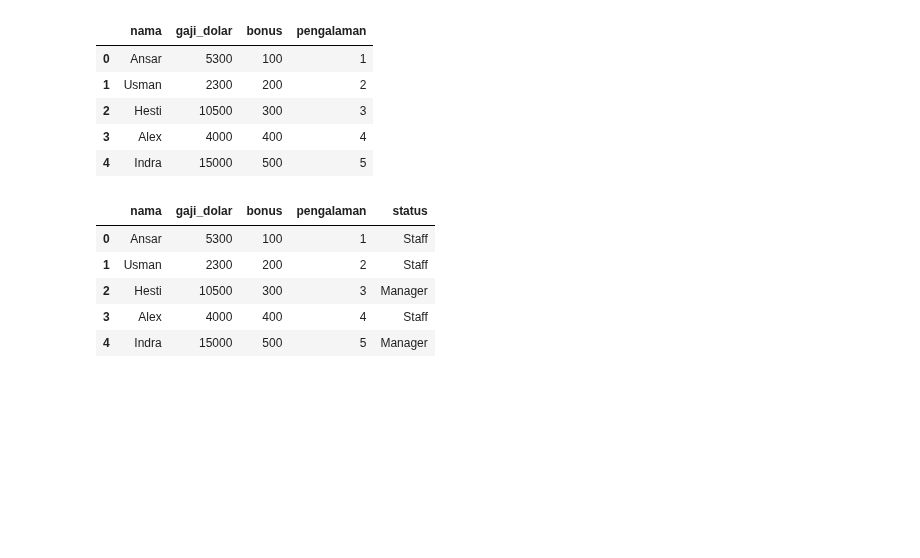
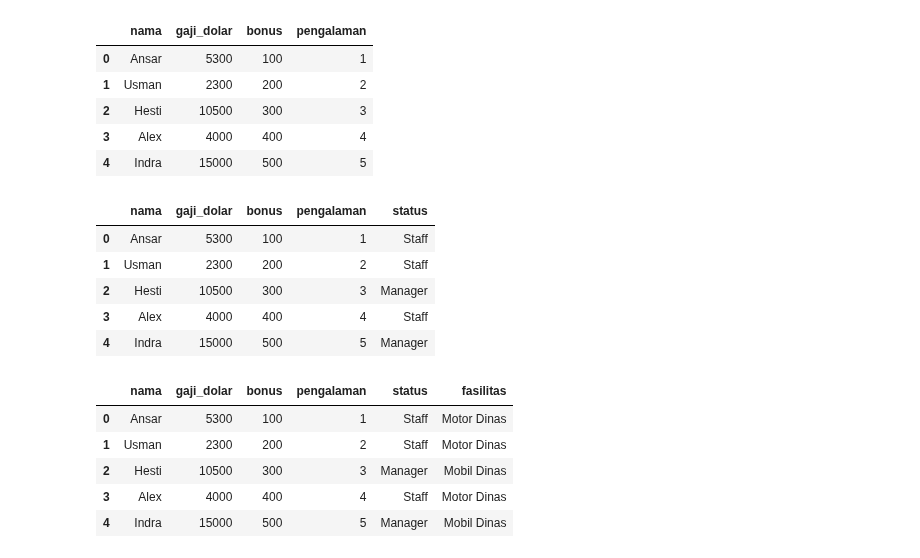
Before and after one commit to IdhamAbidinKaisilay/BelajarDataAnalyst, a Jupyter notebook: fungsi_pada_Data_Nilai_Series_dan_DataFrame.ipynb, the cells around one changed output. Saved outputs shown, nothing was run; the diff lists cells and outputs as text; code cells hidden in the pictures; blank space fills up the shorter version.

```diff
--- a/fungsi_pada_Data_Nilai_Series_dan_DataFrame.ipynb
+++ b/fungsi_pada_Data_Nilai_Series_dan_DataFrame.ipynb
@@ -39,3 +42,23 @@ df
 | 2 | Hesti | 10500 | 300 | 3 | Manager |
 | 3 | Alex | 4000 | 400 | 4 | Staff |
 | 4 | Indra | 15000 | 500 | 5 | Manager |
+# %%
+#menambahkan fungsi ke dataframe
+def fasilitas(df):
+  if df['status'] == 'Manager':
+    return 'Mobil Dinas'
+  else:
+    return 'Motor Dinas'
+# %%
+df['fasilitas'] = df.apply(fasilitas, axis=1)
+#membuat kolom baru namanya 'fasilitas'
+#yang berisi hasil fungsi dari fasilitas(df) dengan axis=1 yang adalah kolom
+# %%
+df
+# %% [output]
+|  | nama | gaji_dolar | bonus | pengalaman | status | fasilitas |
+| 0 | Ansar | 5300 | 100 | 1 | Staff | Motor Dinas |
+| 1 | Usman | 2300 | 200 | 2 | Staff | Motor Dinas |
+| 2 | Hesti | 10500 | 300 | 3 | Manager | Mobil Dinas |
+| 3 | Alex | 4000 | 400 | 4 | Staff | Motor Dinas |
+| 4 | Indra | 15000 | 500 | 5 | Manager | Mobil Dinas |
```
Also changed, not shown: parts of 2 cells of this notebook.
